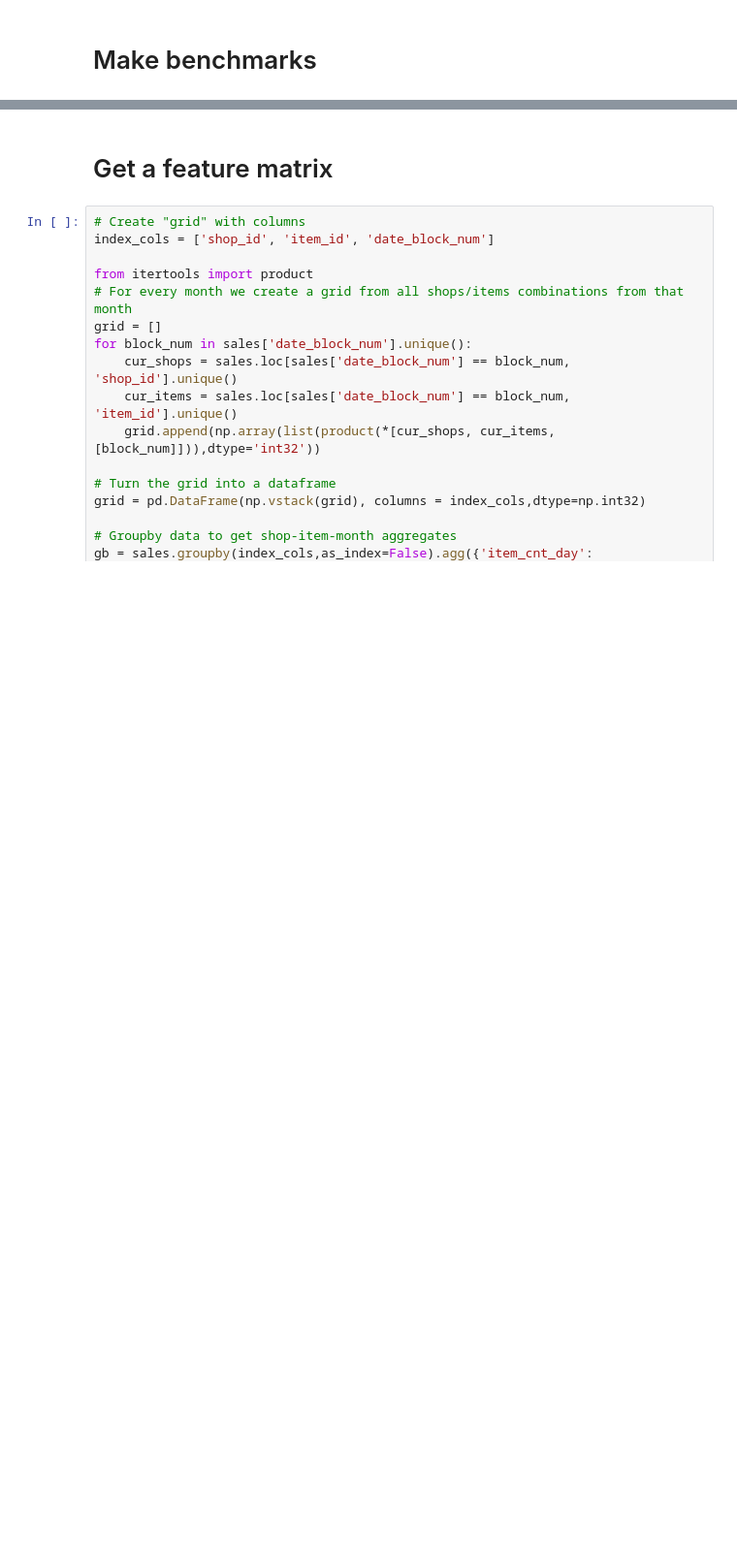
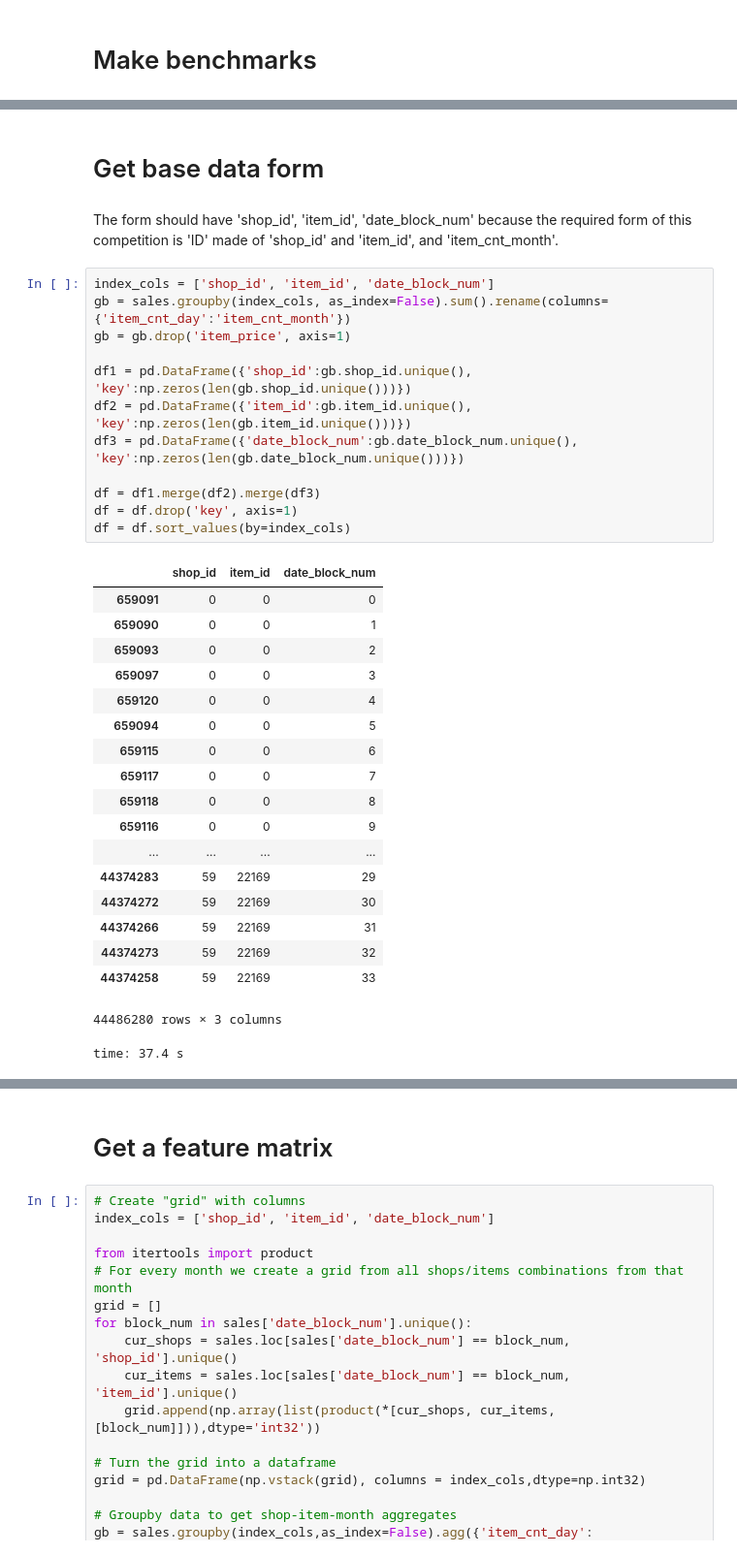
Before and after one commit to encredible/kaggle-solution, a Jupyter notebook: competitive-data-science-final-project/solution.ipynb, the cells around one changed output, grey strips where cells are left out. Shown at 97% size. Drawn from its saved outputs; the diff is of its cells as text; blank space fills up the shorter version.

```diff
--- a/competitive-data-science-final-project/solution.ipynb
+++ b/competitive-data-science-final-project/solution.ipynb
@@ -93,0 +113,36 @@ def downcast_dtypes(df):
+# %% [markdown]
+# Get base data form
+# %% [markdown]
+The form should have 'shop_id', 'item_id', 'date_block_num' because the required form of this competition is 'ID' made of 'shop_id' and 'item_id', and 'item_cnt_month'.
+# %%
+index_cols = ['shop_id', 'item_id', 'date_block_num']
+gb = sales.groupby(index_cols, as_index=False).sum().rename(columns={'item_cnt_day':'item_cnt_month'})
+gb = gb.drop('item_price', axis=1)
+
+df1 = pd.DataFrame({'shop_id':gb.shop_id.unique(), 'key':np.zeros(len(gb.shop_id.unique()))})
+df2 = pd.DataFrame({'item_id':gb.item_id.unique(), 'key':np.zeros(len(gb.item_id.unique()))})
+df3 = pd.DataFrame({'date_block_num':gb.date_block_num.unique(), 'key':np.zeros(len(gb.date_block_num.unique()))})
+
+df = df1.merge(df2).merge(df3)
+df = df.drop('key', axis=1)
+df = df.sort_values(by=index_cols)
+# %% [output]
+|  | shop_id | item_id | date_block_num |
+| 659091 | 0 | 0 | 0 |
+| 659090 | 0 | 0 | 1 |
+| 659093 | 0 | 0 | 2 |
+| 659097 | 0 | 0 | 3 |
+| 659120 | 0 | 0 | 4 |
+| 659094 | 0 | 0 | 5 |
+| 659115 | 0 | 0 | 6 |
+| 659117 | 0 | 0 | 7 |
+| 659118 | 0 | 0 | 8 |
+| 659116 | 0 | 0 | 9 |
+| ... | ... | ... | ... |
+| 44374283 | 59 | 22169 | 29 |
+| 44374272 | 59 | 22169 | 30 |
+| 44374266 | 59 | 22169 | 31 |
+| 44374273 | 59 | 22169 | 32 |
+| 44374258 | 59 | 22169 | 33 |
+44486280 rows × 3 columns
+time: 37.4 s
```
Also changed, not shown: parts of 25 cells of this notebook.
